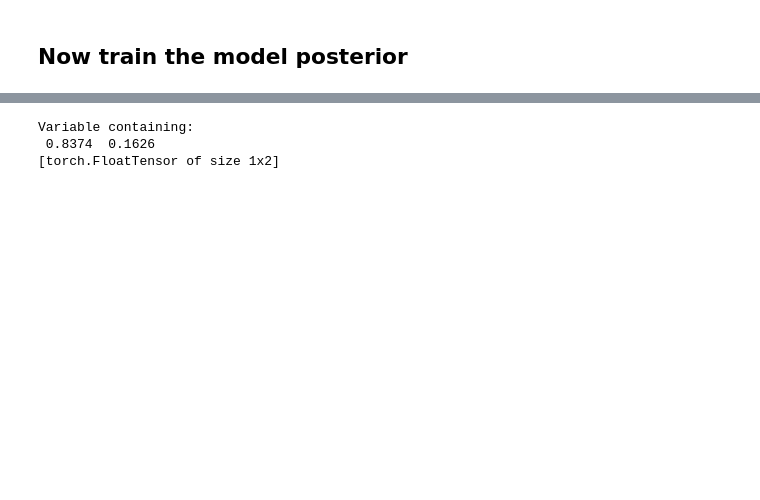
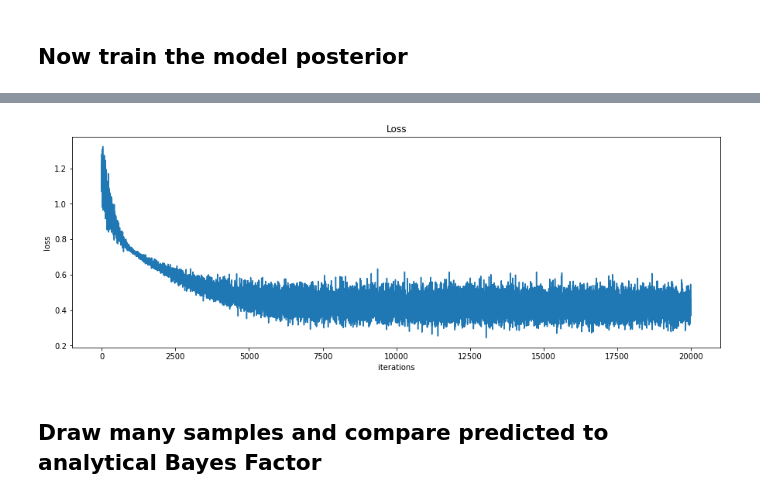
Before and after one commit to janfb/mcabc, a Jupyter notebook: ModelComparison_poisson_priors.ipynb, the cells around one changed output, grey strips where cells are left out. Cells and saved outputs as stored; diff of their text form; code cells hidden in the pictures; blank space fills up the shorter version.

```diff
--- a/ModelComparison_poisson_priors.ipynb
+++ b/ModelComparison_poisson_priors.ipynb
@@ -45,7 +46,7 @@ def generate_poisson(N, shape, scale):
 
     return theta, sx
 
-def generate_dataset(n_samples, sample_size):
+def generate_dataset(n_samples, sample_size, normalize=True):
 
     X = []
     thetas = []
@@ -67,7 +68,13 @@ def generate_dataset(n_samples, sample_size):
         thetas.append([theta])
         m.append([int(m_i)])
 
-    return m, np.array(thetas), np.array(X)
+    X = np.array(X)
+    xmean = X.mean(axis=0)
+    xstd = X.std(axis=0)
+    if normalize:
+        X = (X - xmean) / xstd
+
+    return m, np.array(thetas), X, (xmean, xstd)
 # %% [markdown]
 ## Define separate networks for fitting the prior parameter posterior and the model posterior
 # %%
@@ -171,7 +178,7 @@ def mdn_loss_function(out_shape, out_scale, y):
 Then separate it into sets for model 1 and model 2 and train the phi networks separately.
 # %%
 # generate data
-m, theta, X = generate_dataset(2000, 10)
+m, theta, X, norm = generate_dataset(2000, 10, normalize=False)
 # %%
 # separate it
 mask = np.array(m).squeeze()
@@ -277,6 +286,8 @@ def psi_loss_function(m, out):
 def train_psi(X, Y, model, optim, n_epochs=500, n_minibatch=50):
     dataset_train = [(x, y) for x, y in zip(X, Y)]
 
+    losses = []
+
     for epoch in range(n_epochs):
         bgen = batch_generator(dataset_train, n_minibatch)
 
@@ -291,13 +302,23 @@ def train_psi(X, Y, model, optim, n_epochs=500, n_minibatch=50):
             loss.backward()
             optim.step()
 
-        if (epoch + 1) % 50 == 0:
+            losses.append(loss.data[0])
+
+        if (epoch + 1) % 100 == 0:
             print("[epoch %04d] loss: %.4f" % (epoch + 1, loss.data[0]))
 
-    return model, optim
+    return model, optim, losses
+
+def poisson_evidence(x, a, b, N, log=False):
+    x_sum = np.sum(x)
+    log_xfac = np.sum(gammaln(x + 1))
+
+    result = a * np.log(b) - gammaln(a) - log_xfac + gammaln(a + x_sum) - (a + x_sum)*np.log(b + N)
+
+    return result if log else np.exp(result)
 # %%
-model = MDN_psi()
-optim = torch.optim.Adam(model.parameters(), lr=0.01)
+model = MDN_psi(n_hidden=10)
+optim = torch.optim.Adam(model.parameters(), lr=0.0001)
 
-model_psi, optim_psi = train_psi(X, m, model, optim)
+model_psi, optim_psi, losses = train_psi(X, m, model, optim, n_epochs=1000, n_minibatch=100)
 # %% [output]
@@ -320,7 +335,10 @@ X_var = Variable(torch.Tensor(stats_o))
-# %%
-m = nn.Softmax()
-print(m(out_act))
-# %% [output]
-Variable containing:
- 0.8374  0.1626
-[torch.FloatTensor of size 1x2]
+# %%
+plt.figure(figsize=(15, 5))
+plt.plot(losses)
+plt.xlabel('iterations')
+plt.ylabel('loss')
+plt.title('Loss');
+# %% [output]
+[figure, added]
+# %% [markdown]
+## Draw many samples and compare predicted to analytical Bayes Factor
```
Also changed, not shown: parts of 13 cells of this notebook, 2 other files.
